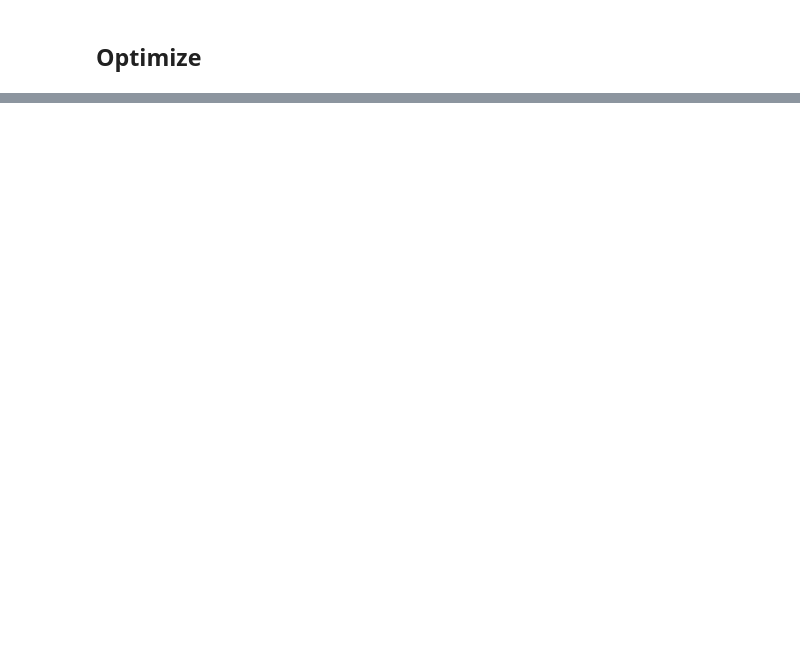
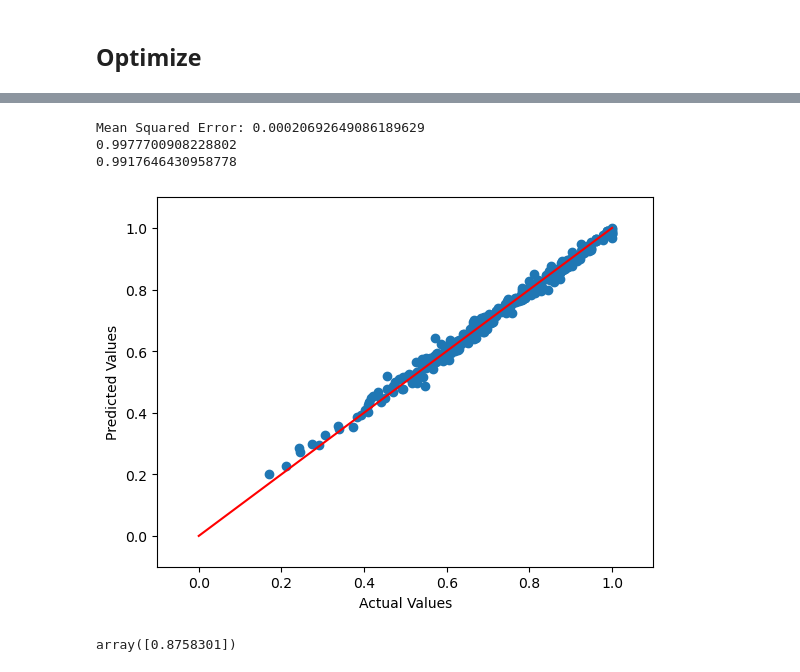
Before and after one commit to wndms710/ARC_Project, a Jupyter notebook: ARC_ML.ipynb, the cells around one changed output, grey strips where cells are left out. Drawn from its saved outputs; the diff is of its cells as text; code cells hidden in the pictures; blank space fills up the shorter version.

```diff
--- a/ARC_ML.ipynb
+++ b/ARC_ML.ipynb
@@ -611,0 +642,7 @@ plt.show()
+# %%
+x_data = t_dataset.drop("T_mean", axis = 1, inplace = False)
+x_data = x_data.drop("T_SD", axis = 1, inplace = False)
+
+y_data = t_dataset["T_mean"]
+
+x_train, x_test, y_train, y_test = train_test_split(x_data, y_data, test_size = 0.3, random_state = 1)
@@ -611,0 +689,30 @@ plt.show()
+# %%
+rf_final = RandomForestRegressor(n_estimators=500, random_state=42)
+rf_final.fit(x_train, y_train)
+
+rf_final_pred = rf_final.predict(x_test)
+# 모델 평가
+mse = MSE(y_test, rf_final_pred)
+print(f'Mean Squared Error: {mse}')
+
+# 결과 시각화 (예시
+x = np.linspace(0, 1, 10)
+
+print(rf_final.score(x_train, y_train))
+print(rf_final.score(x_test, y_test))
+plt.scatter(y_test,rf_final_pred)
+plt.plot(x, x, '-r')
+plt.xlabel('Actual Values')
+plt.ylabel('Predicted Values')
+plt.xlim([-0.1, 1.1])
+plt.ylim([-0.1, 1.1])
+plt.show()
+# %% [output]
+Mean Squared Error: 0.00020692649086189629
+0.9977700908228802
+0.9917646430958778
+[figure, added]
+# %%
+rf_final.predict([[3.4, 1.8, 3]])
+# %% [output]
+array([0.8758301])
```
Also changed, not shown: parts of 12 cells of this notebook, 4 other files.
